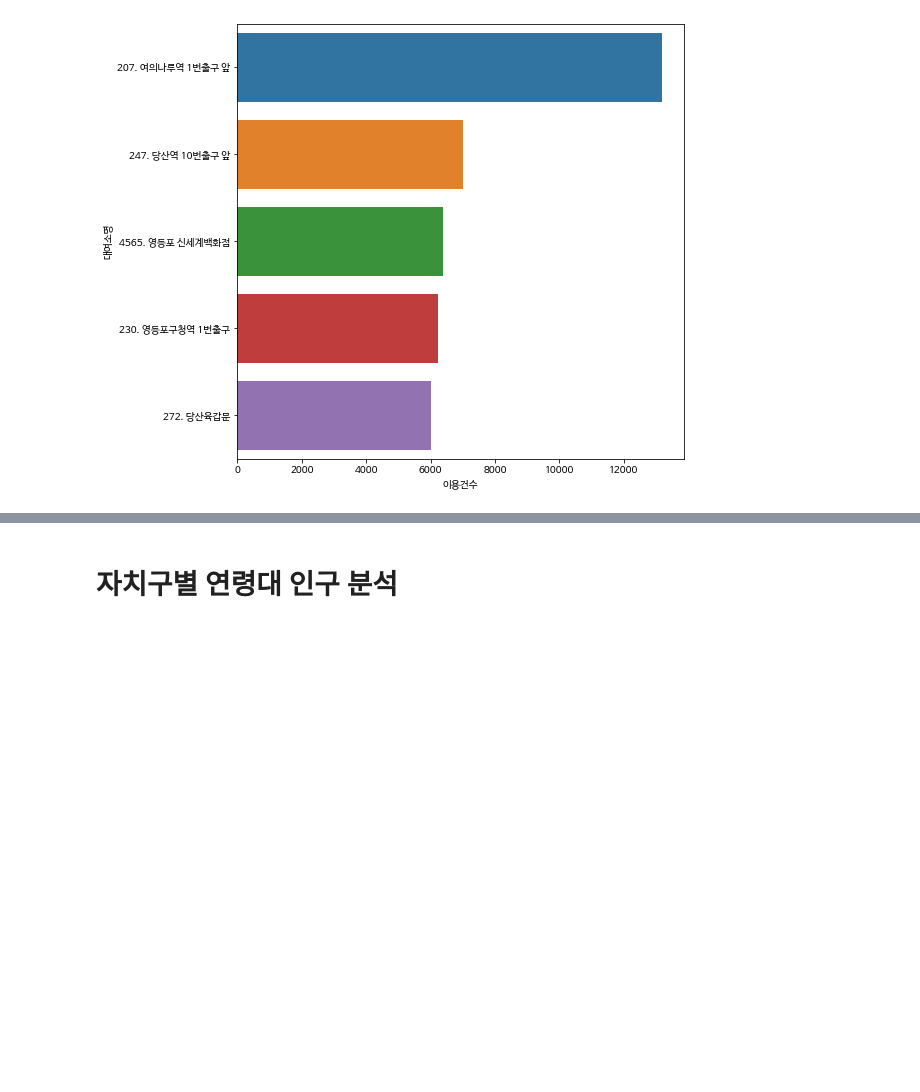
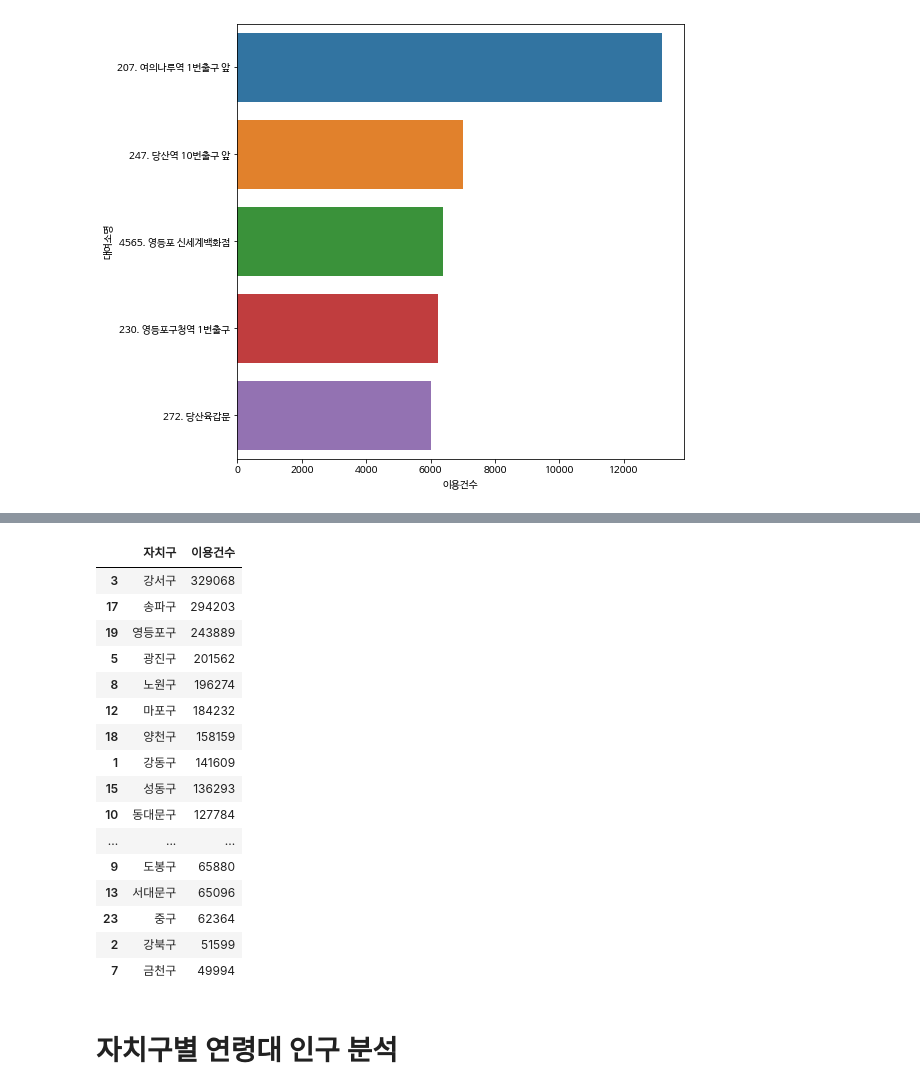
Before and after one commit to Aimerlee123/Python-teamproject, a Jupyter notebook: 공공자전거_이용현황_분석.ipynb, the cells around one changed output, grey strips where cells are left out. Saved outputs shown, nothing was run; the diff lists cells and outputs as text; code cells hidden in the pictures; blank space fills up the shorter version.

```diff
--- a/공공자전거_이용현황_분석.ipynb
+++ b/공공자전거_이용현황_분석.ipynb
@@ -363,3 +381,23 @@ plt.show()
+# %%
+gu_sum
+# %% [output]
+|  | 자치구 | 이용건수 |
+| 3 | 강서구 | 329068 |
+| 17 | 송파구 | 294203 |
+| 19 | 영등포구 | 243889 |
+| 5 | 광진구 | 201562 |
+| 8 | 노원구 | 196274 |
+| 12 | 마포구 | 184232 |
+| 18 | 양천구 | 158159 |
+| 1 | 강동구 | 141609 |
+| 15 | 성동구 | 136293 |
+| 10 | 동대문구 | 127784 |
+| ... | ... | ... |
+| 9 | 도봉구 | 65880 |
+| 13 | 서대문구 | 65096 |
+| 23 | 중구 | 62364 |
+| 2 | 강북구 | 51599 |
+| 7 | 금천구 | 49994 |
 # %% [markdown]
 # 자치구별 연령대 인구 분석
 # %%
```
Also changed, not shown: parts of 4 cells of this notebook.
